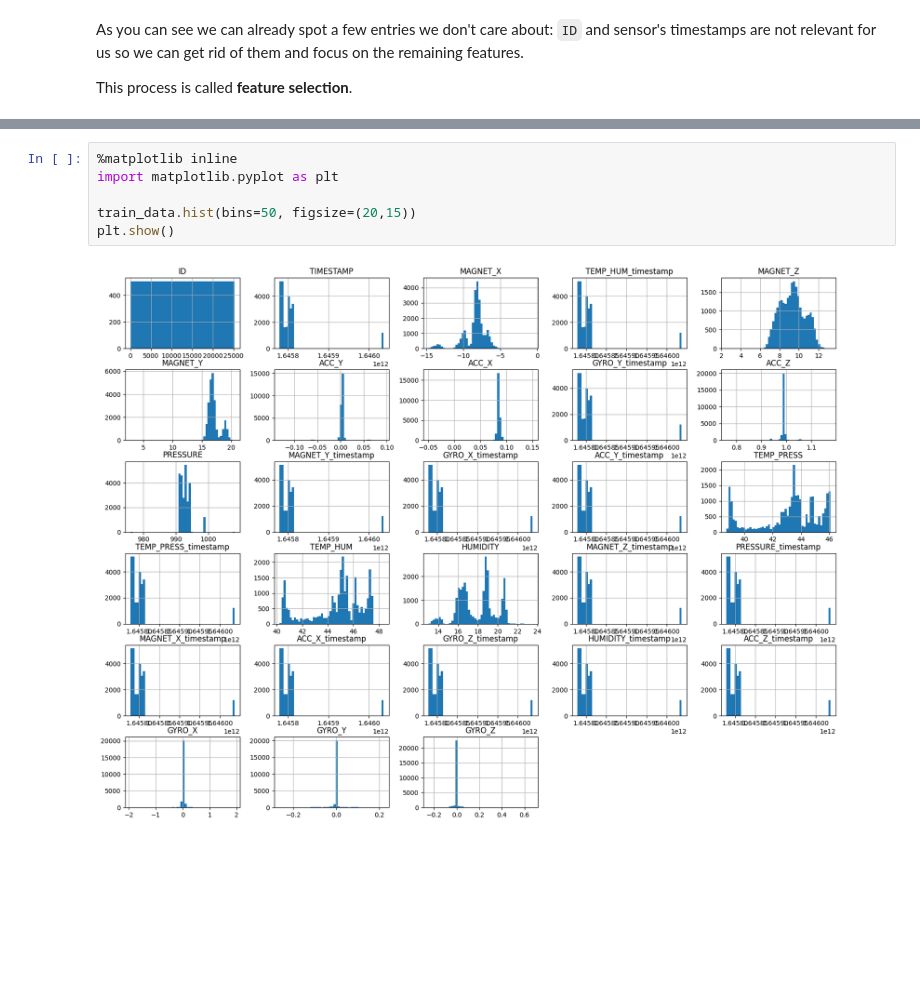
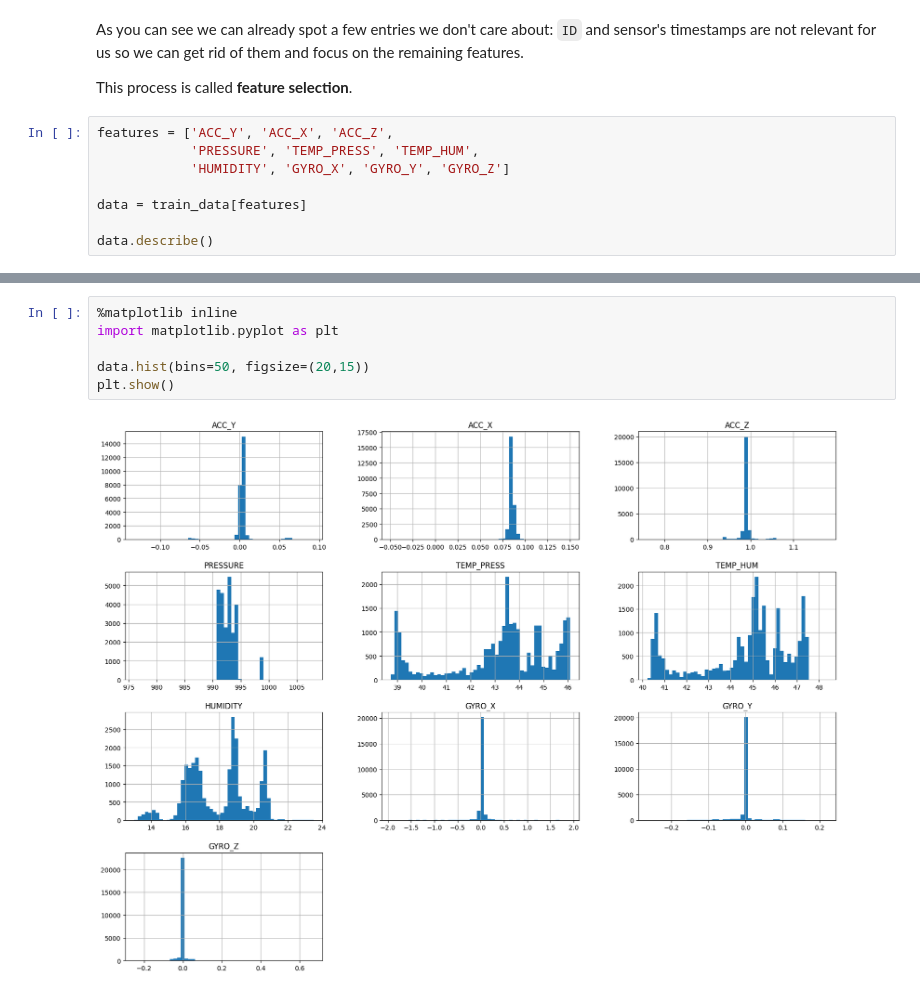
Before and after one commit to mattdibi/eclipsecon-edgeAI-talk, a Jupyter notebook: notebook/AD-EdgeAI.ipynb, the cells around one changed output, grey strips where cells are left out. Saved outputs shown, nothing was run; the diff lists cells and outputs as text; blank space fills up the shorter version.

```diff
--- a/notebook/AD-EdgeAI.ipynb
+++ b/notebook/AD-EdgeAI.ipynb
@@ -57,3 +57,11 @@ train_data.describe()
 As you can see we can already spot a few entries we don't care about: `ID` and sensor's timestamps are not relevant for us so we can get rid of them and focus on the remaining features.
 
 This process is called **feature selection**.
+# %%
+features = ['ACC_Y', 'ACC_X', 'ACC_Z',
+            'PRESSURE', 'TEMP_PRESS', 'TEMP_HUM',
+            'HUMIDITY', 'GYRO_X', 'GYRO_Y', 'GYRO_Z']
+
+data = train_data[features]
+
+data.describe()
@@ -60,8 +78,8 @@ This process is called **feature selection**.
 # %%
 %matplotlib inline
 import matplotlib.pyplot as plt
 
-train_data.hist(bins=50, figsize=(20,15))
+data.hist(bins=50, figsize=(20,15))
 plt.show()
 # %% [output]
-[figure, old version]
+[figure, new version]
```
Also changed, not shown: parts of 1 cell of this notebook.
